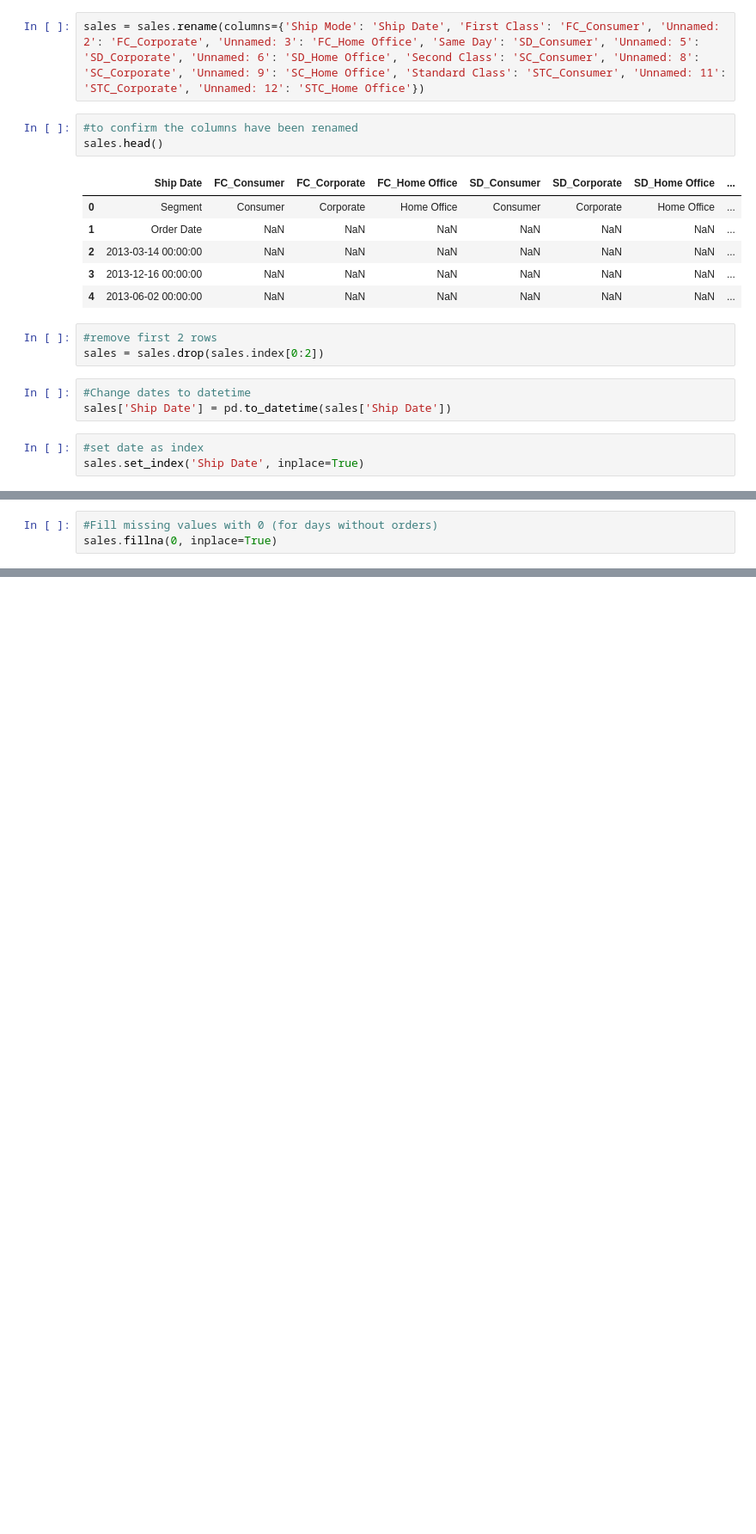
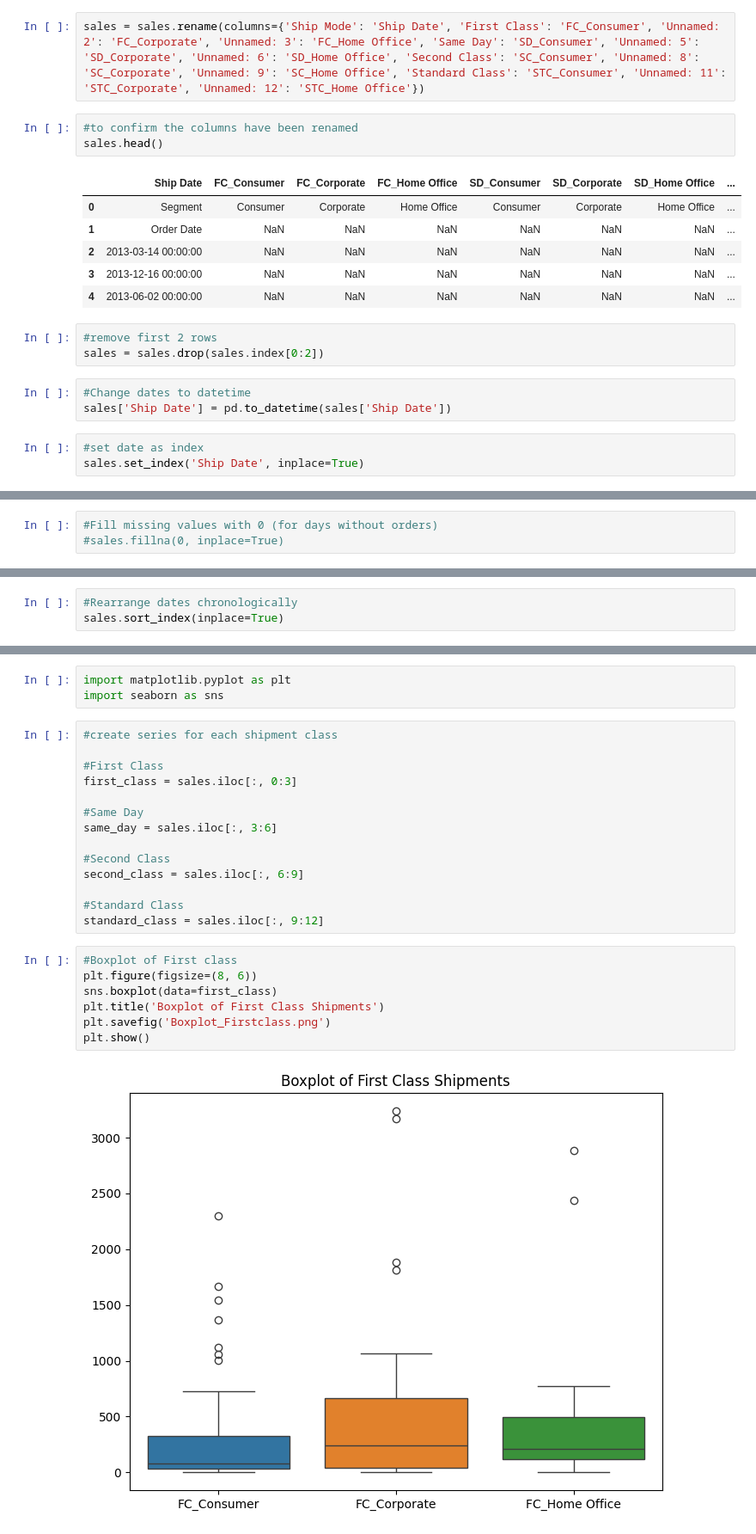
Before and after one commit to BaSalami01/Task---Quaterly-Sales, a Jupyter notebook: quaterly_sales.ipynb, the cells around one changed output, grey strips where cells are left out. Shown at 86% size. Drawn from its saved outputs; the diff is of its cells as text; blank space fills up the shorter version.

Commit message:
Second Commit: Exploratory Data Analysis

```diff
--- a/quaterly_sales.ipynb
+++ b/quaterly_sales.ipynb
@@ -76,4 +77,4 @@ sales.head()
 | 2013-08-27 | NaN | NaN | NaN | NaN | NaN | NaN | 13.36 | ... |
 # %%
 #Fill missing values with 0 (for days without orders)
-sales.fillna(0, inplace=True)
+#sales.fillna(0, inplace=True)
@@ -96,0 +81,3 @@ sales.describe().T
+# %%
+#Rearrange dates chronologically
+sales.sort_index(inplace=True)
@@ -96,0 +260,26 @@ sales.describe().T
+# %%
+import matplotlib.pyplot as plt
+import seaborn as sns
+# %%
+#create series for each shipment class
+
+#First Class
+first_class = sales.iloc[:, 0:3]
+
+#Same Day
+same_day = sales.iloc[:, 3:6]
+
+#Second Class
+second_class = sales.iloc[:, 6:9]
+
+#Standard Class
+standard_class = sales.iloc[:, 9:12]
+# %%
+#Boxplot of First class
+plt.figure(figsize=(8, 6))
+sns.boxplot(data=first_class)
+plt.title('Boxplot of First Class Shipments')
+plt.savefig('Boxplot_Firstclass.png')
+plt.show()
+# %% [output]
+[figure, added]
```
Also changed, not shown: parts of 25 cells of this notebook, 13 other files.
